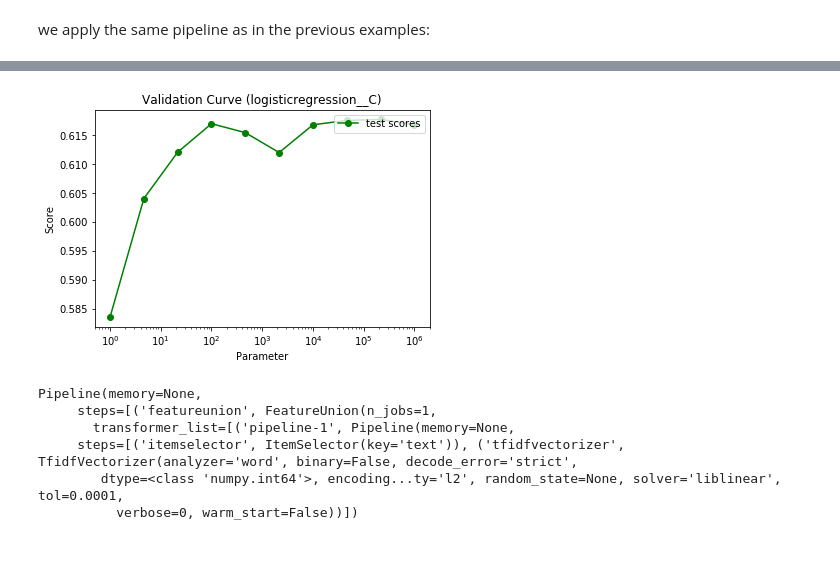
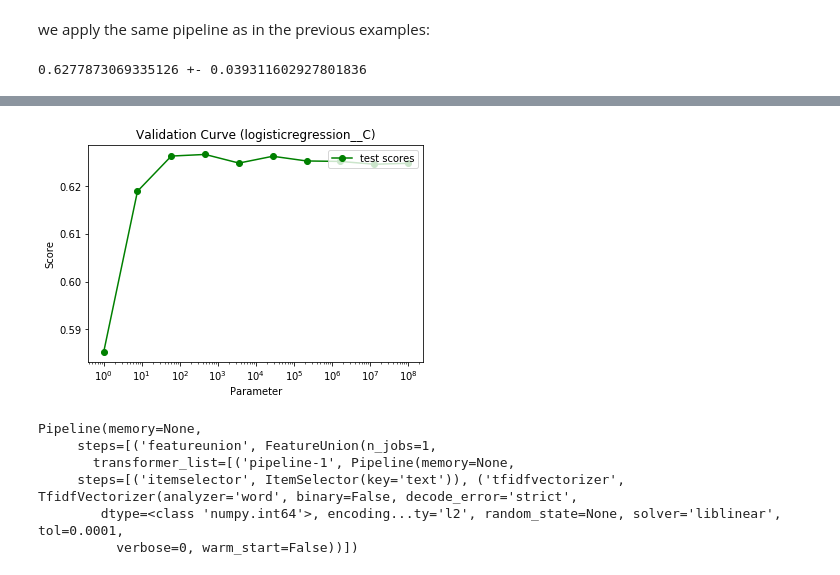
Before and after one commit to jpceia/Portfolio, a Jupyter notebook: Twitter Sentiment/Twitter Sentiment Analysis.ipynb, the cells around one changed output, grey strips where cells are left out. Cells and saved outputs as stored; diff of their text form; code cells hidden in the pictures.

```diff
--- a/Twitter Sentiment/Twitter Sentiment Analysis.ipynb
+++ b/Twitter Sentiment/Twitter Sentiment Analysis.ipynb
@@ -456,6 +456,10 @@ lr_w2v = make_pipeline(
     LogisticRegression(C=1e2))
 # %%
 f1scores = cross_val_score(lr_w2v, X_train, y_train, scoring="f1", cv=3)
+# %%
+print(f1scores.mean(), "+-", f1scores.std())
+# %% [output]
+0.6277873069335126 +- 0.039311602927801836
 # %%
-validation_curve(lr_w2v, X_train, y_train, 'f1', 'logisticregression__C', 0, 6, n_points=10, log_scale=True, train_curve=False, cv=3, n_jobs=8)
+validation_curve(lr_w2v, X_train, y_train, 'f1', 'logisticregression__C', 0, 8, n_points=10, log_scale=True, train_curve=False, cv=3, n_jobs=8)
 # %% [output]
@@ -467,4 +469,4 @@ validation_curve(lr_w2v, X_train, y_train, 'f1', 'logisticregression__C', 0, 6,
-[figure, old version]
+[figure, new version]
 # %%
 lr_w2v.fit(X_train, y_train)
 # %% [output]
```
Also changed, not shown: parts of 2 cells of this notebook, 1 other file.
